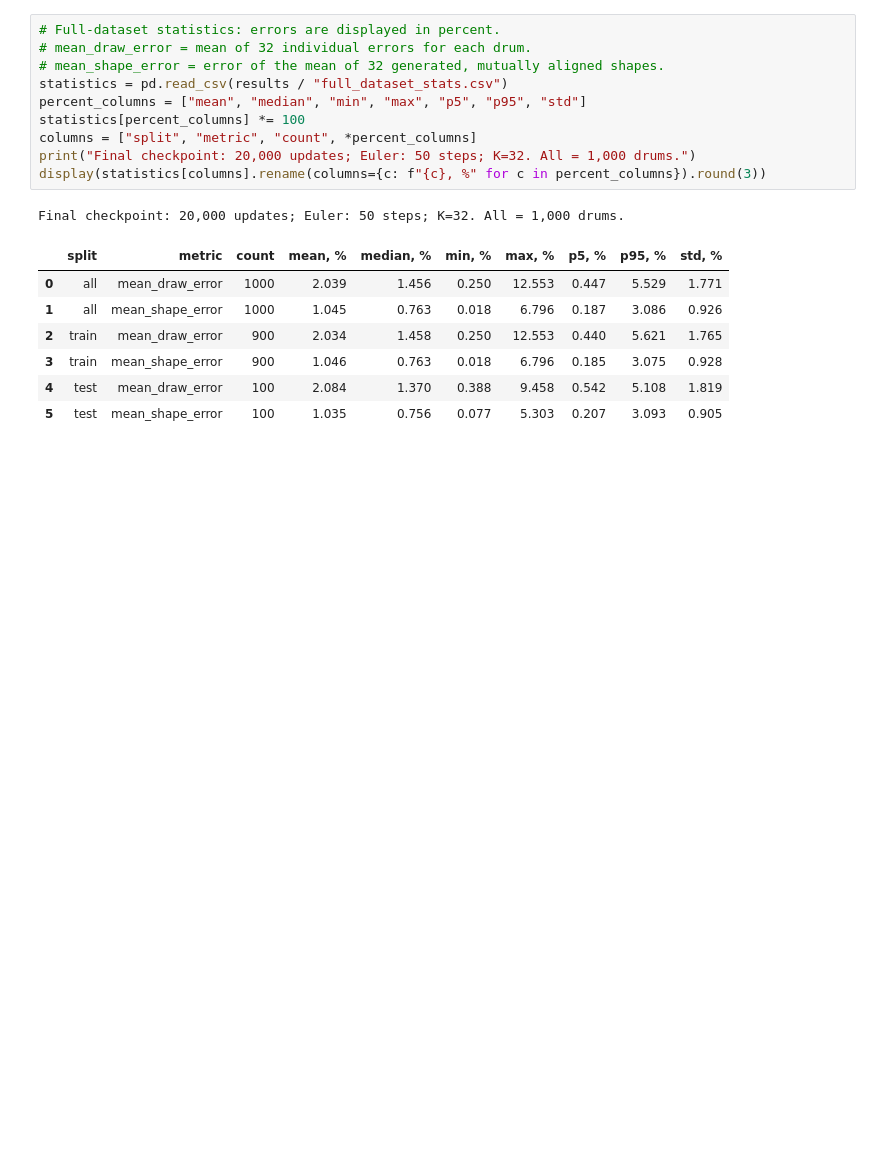
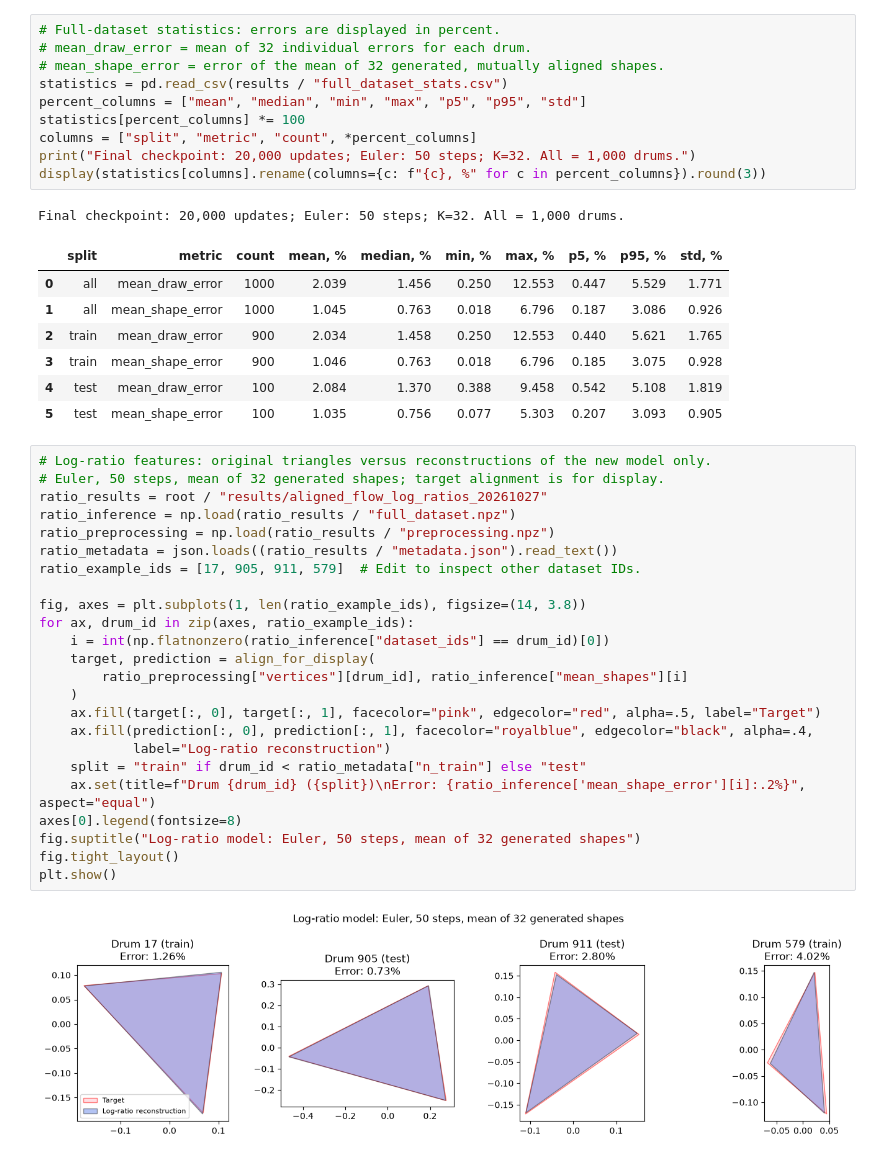
Before and after one commit to VLSF/drums, a Jupyter notebook: notebooks/FM_more_epochs_stats.ipynb, the cells around one changed output. Drawn from its saved outputs; the diff is of its cells as text; blank space fills up the shorter version.

Commit message:
reconstruction trained on log-ratios of spectral values

```diff
--- a/notebooks/FM_more_epochs_stats.ipynb
+++ b/notebooks/FM_more_epochs_stats.ipynb
@@ -88,3 +88,29 @@ Final checkpoint: 20,000 updates; Euler: 50 steps; K=32. All = 1,000 drums.
 | 3 | train | mean_shape_error | 900 | 1.046 | 0.763 | 0.018 | 6.796 | 0.185 | 3.075 | 0.928 |
 | 4 | test | mean_draw_error | 100 | 2.084 | 1.370 | 0.388 | 9.458 | 0.542 | 5.108 | 1.819 |
 | 5 | test | mean_shape_error | 100 | 1.035 | 0.756 | 0.077 | 5.303 | 0.207 | 3.093 | 0.905 |
+# %%
+# Log-ratio features: original triangles versus reconstructions of the new model only.
+# Euler, 50 steps, mean of 32 generated shapes; target alignment is for display.
+ratio_results = root / "results/aligned_flow_log_ratios_20261027"
+ratio_inference = np.load(ratio_results / "full_dataset.npz")
+ratio_preprocessing = np.load(ratio_results / "preprocessing.npz")
+ratio_metadata = json.loads((ratio_results / "metadata.json").read_text())
+ratio_example_ids = [17, 905, 911, 579]  # Edit to inspect other dataset IDs.
+
+fig, axes = plt.subplots(1, len(ratio_example_ids), figsize=(14, 3.8))
+for ax, drum_id in zip(axes, ratio_example_ids):
+    i = int(np.flatnonzero(ratio_inference["dataset_ids"] == drum_id)[0])
+    target, prediction = align_for_display(
+        ratio_preprocessing["vertices"][drum_id], ratio_inference["mean_shapes"][i]
+    )
+    ax.fill(target[:, 0], target[:, 1], facecolor="pink", edgecolor="red", alpha=.5, label="Target")
+    ax.fill(prediction[:, 0], prediction[:, 1], facecolor="royalblue", edgecolor="black", alpha=.4,
+            label="Log-ratio reconstruction")
+    split = "train" if drum_id < ratio_metadata["n_train"] else "test"
+    ax.set(title=f"Drum {drum_id} ({split})\nError: {ratio_inference['mean_shape_error'][i]:.2%}", aspect="equal")
+axes[0].legend(fontsize=8)
+fig.suptitle("Log-ratio model: Euler, 50 steps, mean of 32 generated shapes")
+fig.tight_layout()
+plt.show()
+# %% [output]
+[figure, added]
```
Also changed, not shown: parts of 1 cell of this notebook.
